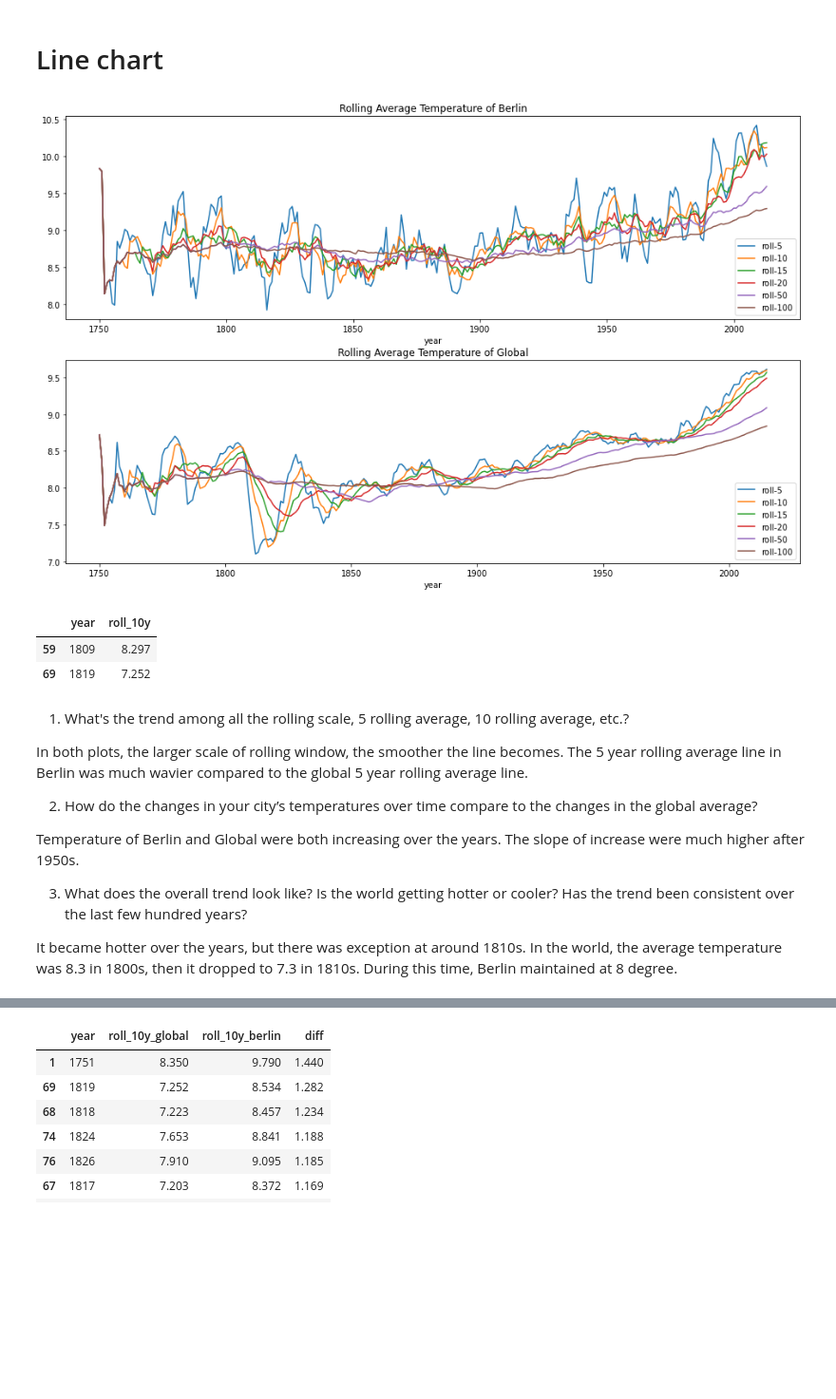
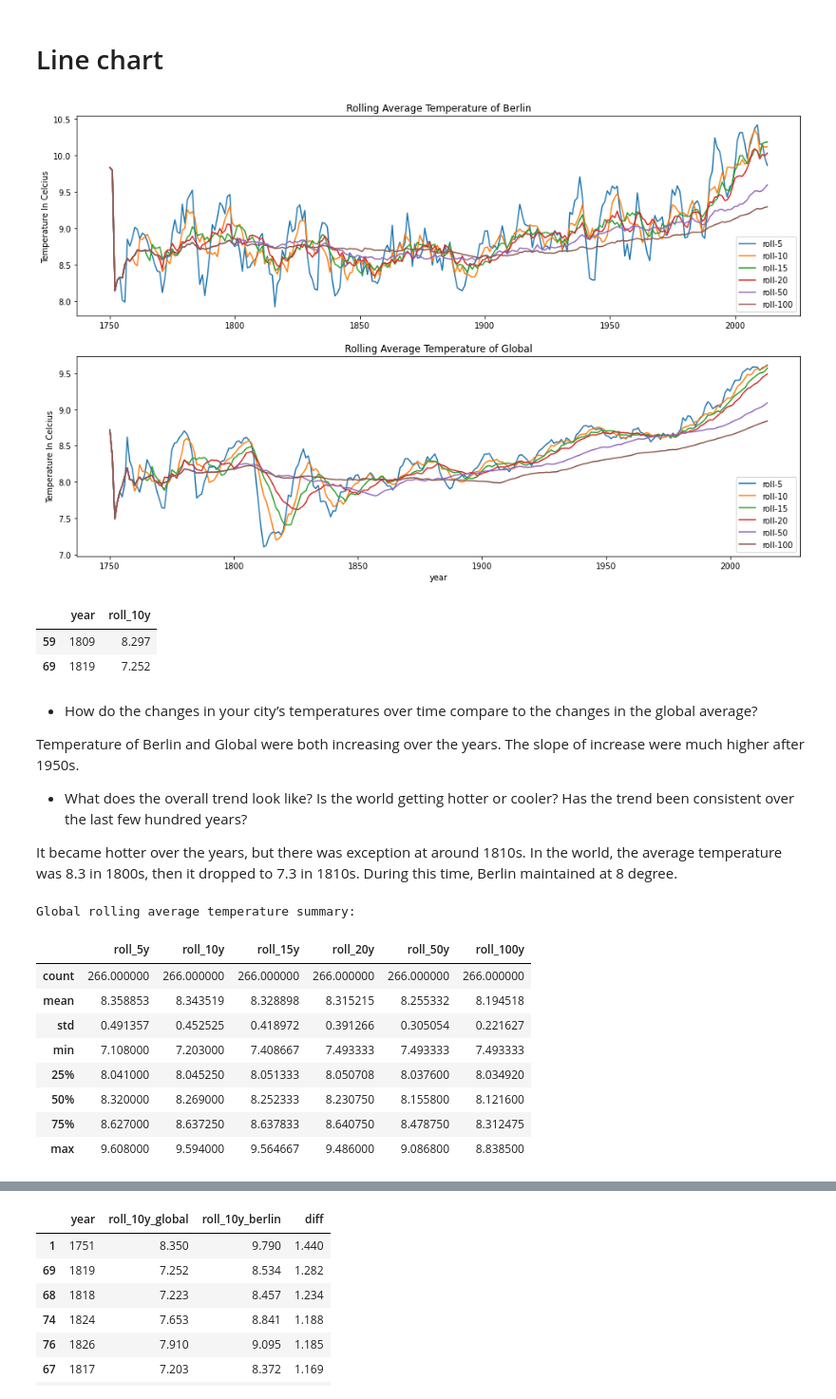
Before and after one commit to AilingLiu/Data_Analyst_NanoDegree_Udacity, a Jupyter notebook: Project_Explore_Weather_Trends/Explore_Weather_Trends.ipynb, the cells around one changed output, grey strips where cells are left out. Shown at 95% size. Saved outputs shown, nothing was run; the diff lists cells and outputs as text; code cells hidden in the pictures; blank space fills up the shorter version.

```diff
--- a/Project_Explore_Weather_Trends/Explore_Weather_Trends.ipynb
+++ b/Project_Explore_Weather_Trends/Explore_Weather_Trends.ipynb
@@ -99,26 +99,26 @@ global_temp['roll_100y']=global_temp['avg_temp'].rolling(100, min_periods=1).mea
 # %%
 fig, axes = plt.subplots(2, 1, figsize=(16, 10))
 
 berlin_temp.plot(x='year', y='roll_5y', kind='line', ax=axes[0], label='roll-5')
 berlin_temp.plot(x='year', y='roll_10y', kind='line', ax=axes[0], label='roll-10')
 berlin_temp.plot(x='year', y='roll_15y', kind='line', ax=axes[0], label='roll-15')
 berlin_temp.plot(x='year', y='roll_20y', kind='line', ax=axes[0], label='roll-20')
 berlin_temp.plot(x='year', y='roll_50y', kind='line', ax=axes[0], label='roll-50')
 berlin_temp.plot(x='year', y='roll_100y', kind='line', ax=axes[0], label='roll-100')
-axes[0].set(title='Rolling Average Temperature of Berlin')
+axes[0].set(title='Rolling Average Temperature of Berlin', xlabel=None, ylabel='Temperature In Celcius')
 axes[0].legend(loc='lower right')
 
 global_temp.plot(x='year', y='roll_5y', kind='line', ax=axes[1], label='roll-5')
 global_temp.plot(x='year', y='roll_10y', kind='line', ax=axes[1], label='roll-10')
 global_temp.plot(x='year', y='roll_15y', kind='line', ax=axes[1], label='roll-15')
 global_temp.plot(x='year', y='roll_20y', kind='line', ax=axes[1], label='roll-20')
 global_temp.plot(x='year', y='roll_50y', kind='line', ax=axes[1], label='roll-50')
 global_temp.plot(x='year', y='roll_100y', kind='line', ax=axes[1], label='roll-100')
-axes[1].set(title='Rolling Average Temperature of Global')
+axes[1].set(title='Rolling Average Temperature of Global', ylabel='Temperature In Celcius')
 axes[1].legend(loc='lower right')
 save_fig('Rolling_Summary_of_Berlin_and_Global')
 # %% [output]
-[figure, old version]
+[figure, new version]
 # %%
 global_temp.loc[[59, 69], ['year', 'roll_10y']]
 # %% [output]
@@ -126,15 +126,29 @@ global_temp.loc[[59, 69], ['year', 'roll_10y']]
 | 59 | 1809 | 8.297 |
 | 69 | 1819 | 7.252 |
 # %% [markdown]
-1. What's the trend among all the rolling scale, 5 rolling average, 10 rolling average, etc.?
 
-In both plots, the larger scale of rolling window, the smoother the line becomes. The 5 year rolling average line in Berlin was much wavier compared to the global 5 year rolling average line.
-
-2. How do the changes in your city’s temperatures over time compare to the changes in the global average?
+* How do the changes in your city’s temperatures over time compare to the changes in the global average?
 
 Temperature of Berlin and Global were both increasing over the years. The slope of increase were much higher after 1950s.
 
-3. What does the overall trend look like? Is the world getting hotter or cooler?
+* What does the overall trend look like? Is the world getting hotter or cooler?
 Has the trend been consistent over the last few hundred years?
 
 It became hotter over the years, but there was exception at around 1810s. In the world, the average temperature was 8.3 in 1800s, then it dropped to 7.3 in 1810s. During this time, Berlin maintained at 8 degree.
+# %%
+rolling_cols = [col for col in global_temp if col.startswith('roll_')]
+
+print('Global rolling average temperature summary: ')
+
+global_temp[rolling_cols].describe()
+# %% [output]
+Global rolling average temperature summary:
+|  | roll_5y | roll_10y | roll_15y | roll_20y | roll_50y | roll_100y |
+| count | 266.000000 | 266.000000 | 266.000000 | 266.000000 | 266.000000 | 266.000000 |
+| mean | 8.358853 | 8.343519 | 8.328898 | 8.315215 | 8.255332 | 8.194518 |
+| std | 0.491357 | 0.452525 | 0.418972 | 0.391266 | 0.305054 | 0.221627 |
+| min | 7.108000 | 7.203000 | 7.408667 | 7.493333 | 7.493333 | 7.493333 |
+| 25% | 8.041000 | 8.045250 | 8.051333 | 8.050708 | 8.037600 | 8.034920 |
+| 50% | 8.320000 | 8.269000 | 8.252333 | 8.230750 | 8.155800 | 8.121600 |
+| 75% | 8.627000 | 8.637250 | 8.637833 | 8.640750 | 8.478750 | 8.312475 |
+| max | 9.608000 | 9.594000 | 9.564667 | 9.486000 | 9.086800 | 8.838500 |
```
Also changed, not shown: parts of 4 cells of this notebook.
